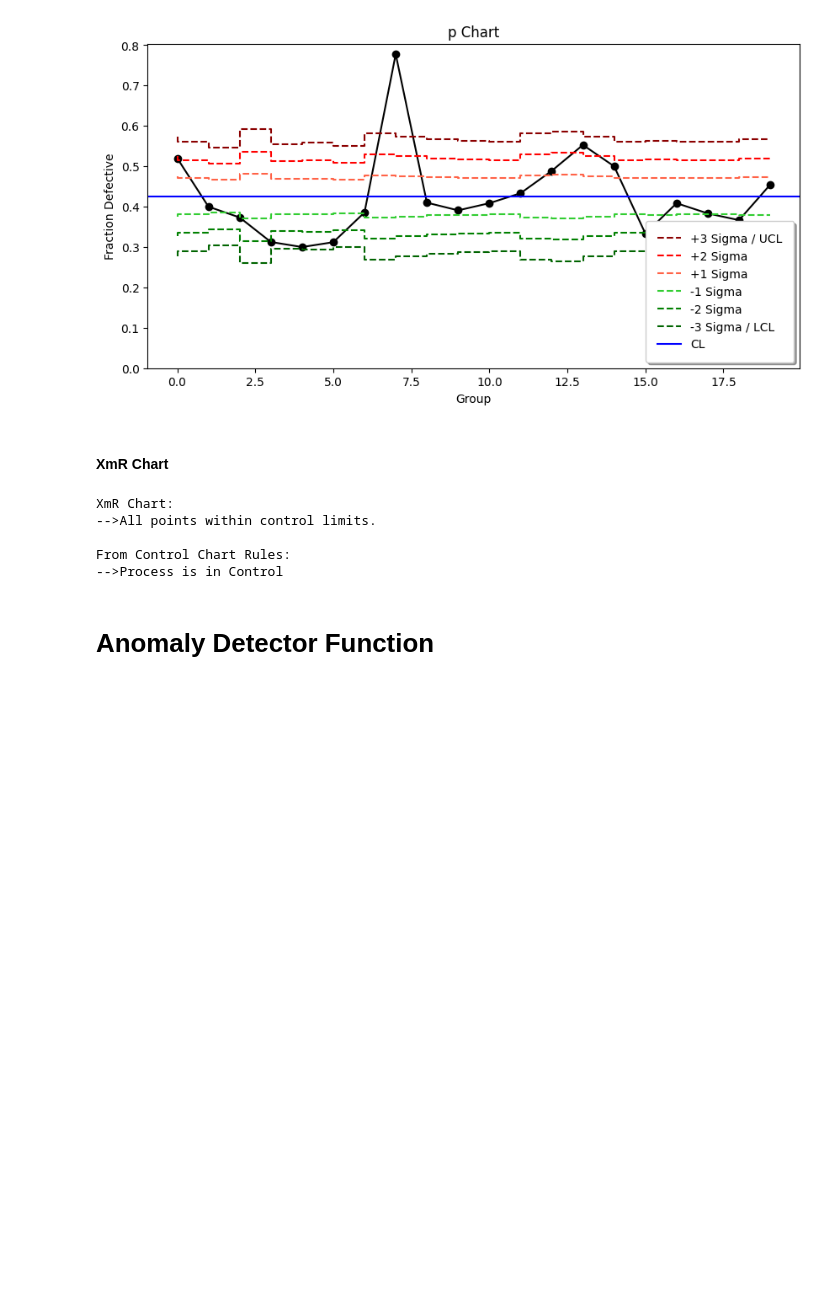
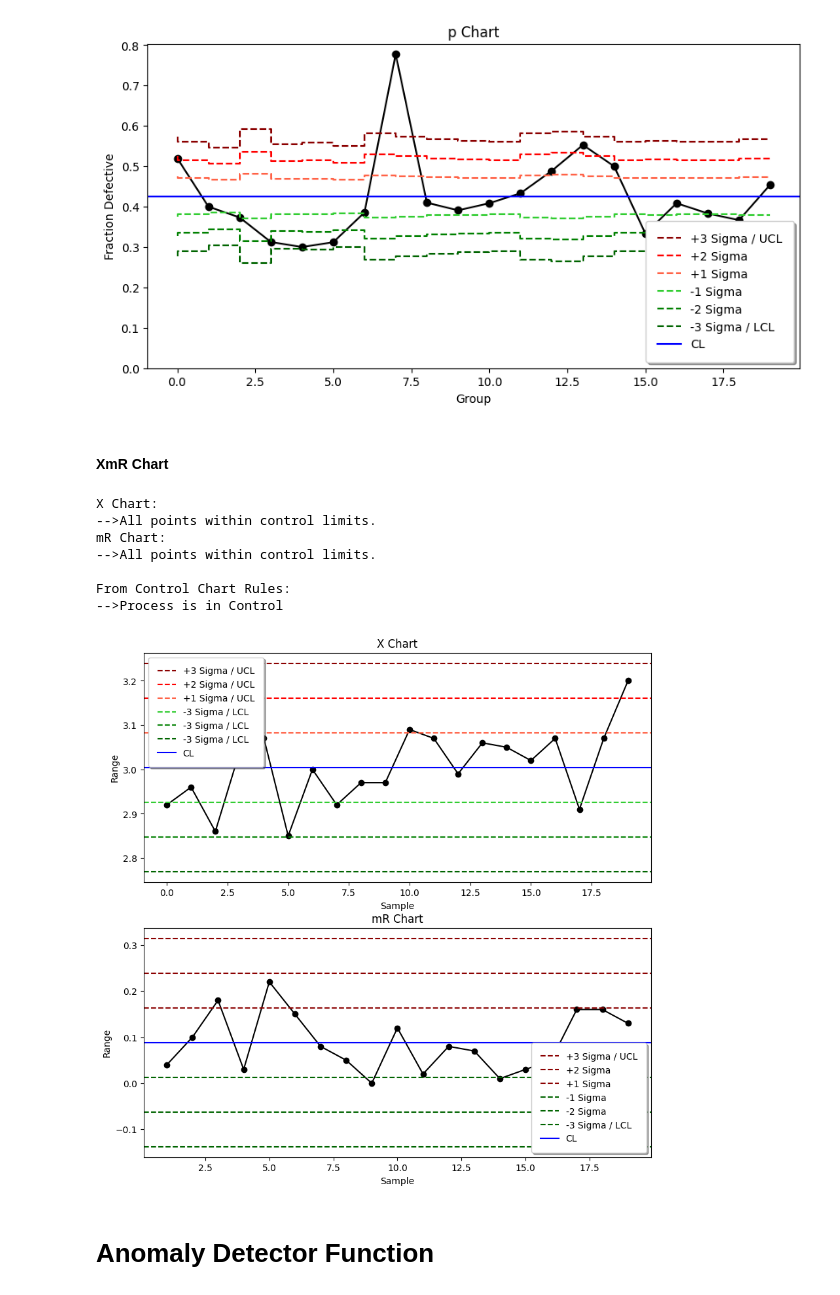
Before and after one commit to DevilsSnare/MLforControlCharts, a Jupyter notebook: main.ipynb, the cells around one changed output. Drawn from its saved outputs; the diff is of its cells as text; code cells hidden in the pictures; blank space fills up the shorter version.

```diff
--- a/main.ipynb
+++ b/main.ipynb
@@ -376,7 +376,7 @@ axs[0].axhline(statistics.mean(data['x'])-1*statistics.mean(data['mR'][1:len(dat
 axs[0].axhline(statistics.mean(data['x'])-2*statistics.mean(data['mR'][1:len(data['mR'])])/1.128, color = 'green', linestyle = 'dashed', label='-3 Sigma / LCL')
 axs[0].axhline(statistics.mean(data['x'])-3*statistics.mean(data['mR'][1:len(data['mR'])])/1.128, color = 'darkgreen', linestyle = 'dashed', label='-3 Sigma / LCL')
 axs[0].axhline(statistics.mean(data['x']), color='blue', label="CL")
-axs[0].set_title('XmR Chart')
+axs[0].set_title('X Chart')
 axs[0].set(xlabel='Sample',ylabel='Range')
 axs[0].legend(fancybox=True, framealpha=1, shadow=True,frameon=True, borderpad=1)
 
@@ -387,41 +387,55 @@ axs[1].axhline(statistics.mean(data['mR'][1:len(data['mR'])])+1*statistics.mean(
 axs[1].axhline(statistics.mean(data['mR'][1:len(data['mR'])])-1*statistics.mean(data['mR'][1:len(data['mR'])])*0.8525, color='darkgreen', linestyle ='dashed', label='-1 Sigma')
 axs[1].axhline(statistics.mean(data['mR'][1:len(data['mR'])])-2*statistics.mean(data['mR'][1:len(data['mR'])])*0.8525, color='darkgreen', linestyle ='dashed', label='-2 Sigma')
 axs[1].axhline(statistics.mean(data['mR'][1:len(data['mR'])])-3*statistics.mean(data['mR'][1:len(data['mR'])])*0.8525, color='darkgreen', linestyle ='dashed', label='-3 Sigma / LCL')
-axs[1].axhline(statistics.mean(data['mR'][1:len(data['mR'])]), color='blue')
+axs[1].axhline(statistics.mean(data['mR'][1:len(data['mR'])]), color='blue', label="CL")
 axs[1].set_title('mR Chart')
-axs[1].set(xlabel='Unit',ylabel='Range')
+axs[1].set(xlabel='Sample',ylabel='Range')
 axs[1].legend(fancybox=True, framealpha=1, shadow=True,frameon=True, borderpad=1)
 
 
-print("XmR Chart:")
+print("X Chart:")
 i = 0
 control = True
 for unit in data['x']:
     if unit > statistics.mean(data['x'])+3*statistics.mean(data['mR'][1:len(data['mR'])])/1.128 or unit < statistics.mean(data['x'])-3*statistics.mean(data['mR'][1:len(data['mR'])])/1.128:
-        print('Unit', i, 'out of control limits!')
+        print('-->Unit', i+1, 'out of control limits!')
+        control = False
+    i += 1
+if control == True:
+    print('-->All points within control limits.')
+
+print("mR Chart:")
+i = 0
+control = True
+for unit in data['mR']:
+    if unit > statistics.mean(data['mR'][1:len(data['mR'])])+3*statistics.mean(data['mR'][1:len(data['mR'])])*0.8525 or unit < statistics.mean(data['mR'][1:len(data['mR'])])-3*statistics.mean(data['mR'][1:len(data['mR'])])*0.8525:
+        print('-->Unit', i+1, 'out of control limits!')
         control = False
     i += 1
 if control == True:
     print('-->All points within control limits.')
 
 df_grouped = pd.DataFrame()
 df_grouped['x_bar']=data['x']
 df_grouped.index = np.arange(1, len(df_grouped) + 1)
 df_grouped['x_bar_bar'] = statistics.mean(data['x'])
 df_grouped['UCL'] = statistics.mean(data['x'])+3*statistics.mean(data['mR'][1:len(data['mR'])])/1.128
 df_grouped['+2s'] = statistics.mean(data['x'])+2*statistics.mean(data['mR'][1:len(data['mR'])])/1.128
 df_grouped['+1s'] = statistics.mean(data['x'])+1*statistics.mean(data['mR'][1:len(data['mR'])])/1.128
 df_grouped['-1s'] = statistics.mean(data['x'])-1*statistics.mean(data['mR'][1:len(data['mR'])])/1.128
 df_grouped['-2s'] = statistics.mean(data['x'])-2*statistics.mean(data['mR'][1:len(data['mR'])])/1.128
 df_grouped['LCL'] = statistics.mean(data['x'])-3*statistics.mean(data['mR'][1:len(data['mR'])])/1.128
 print("\nFrom Control Chart Rules:")
 anomalyDetection(df_grouped)
 # %% [output]
-XmR Chart:
+X Chart:
+-->All points within control limits.
+mR Chart:
 -->All points within control limits.
 
 From Control Chart Rules:
 -->Process is in Control
+[figure, added]
 # %% [markdown]
 # Anomaly Detector Function
 # %%
```
